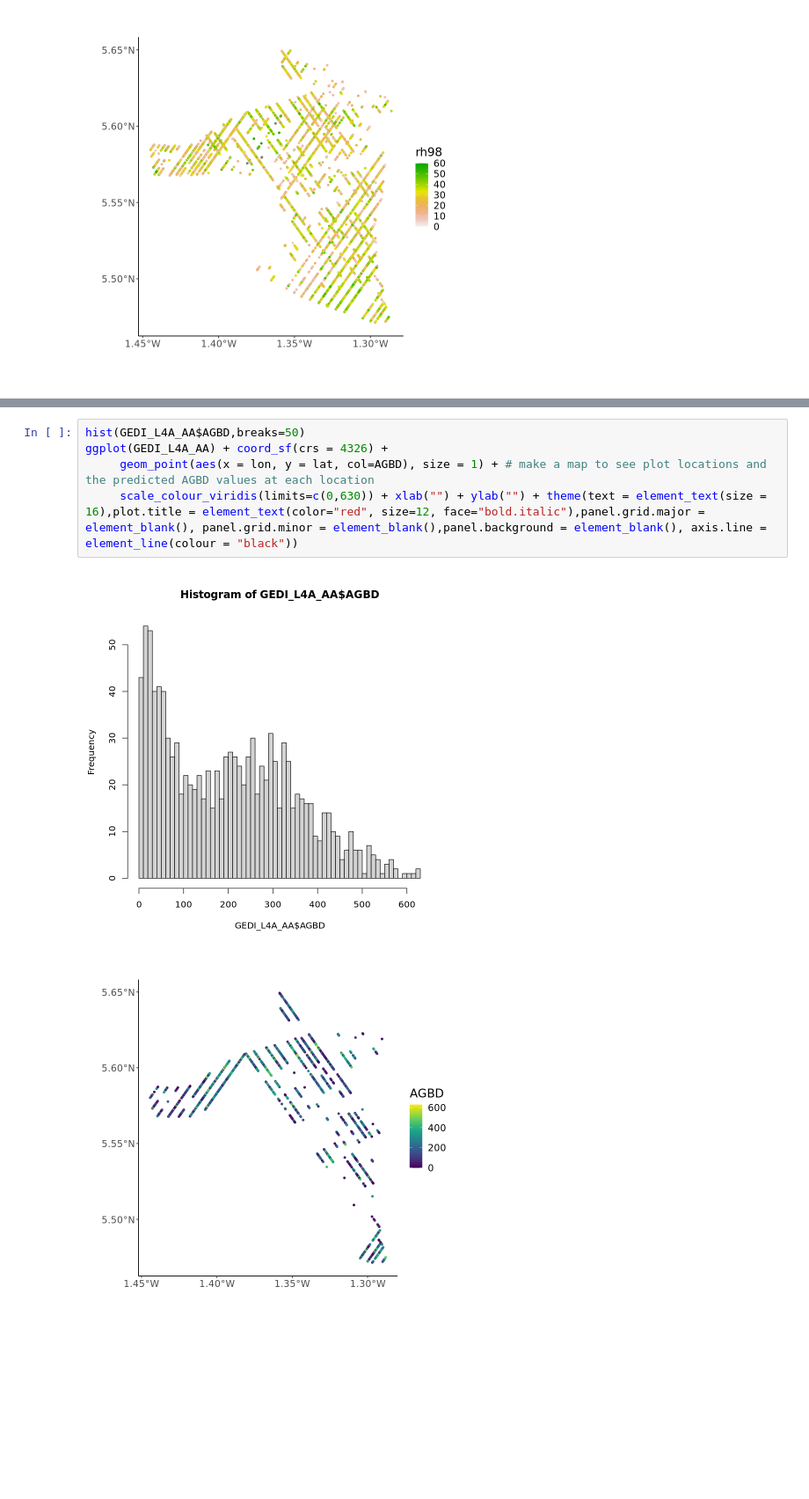
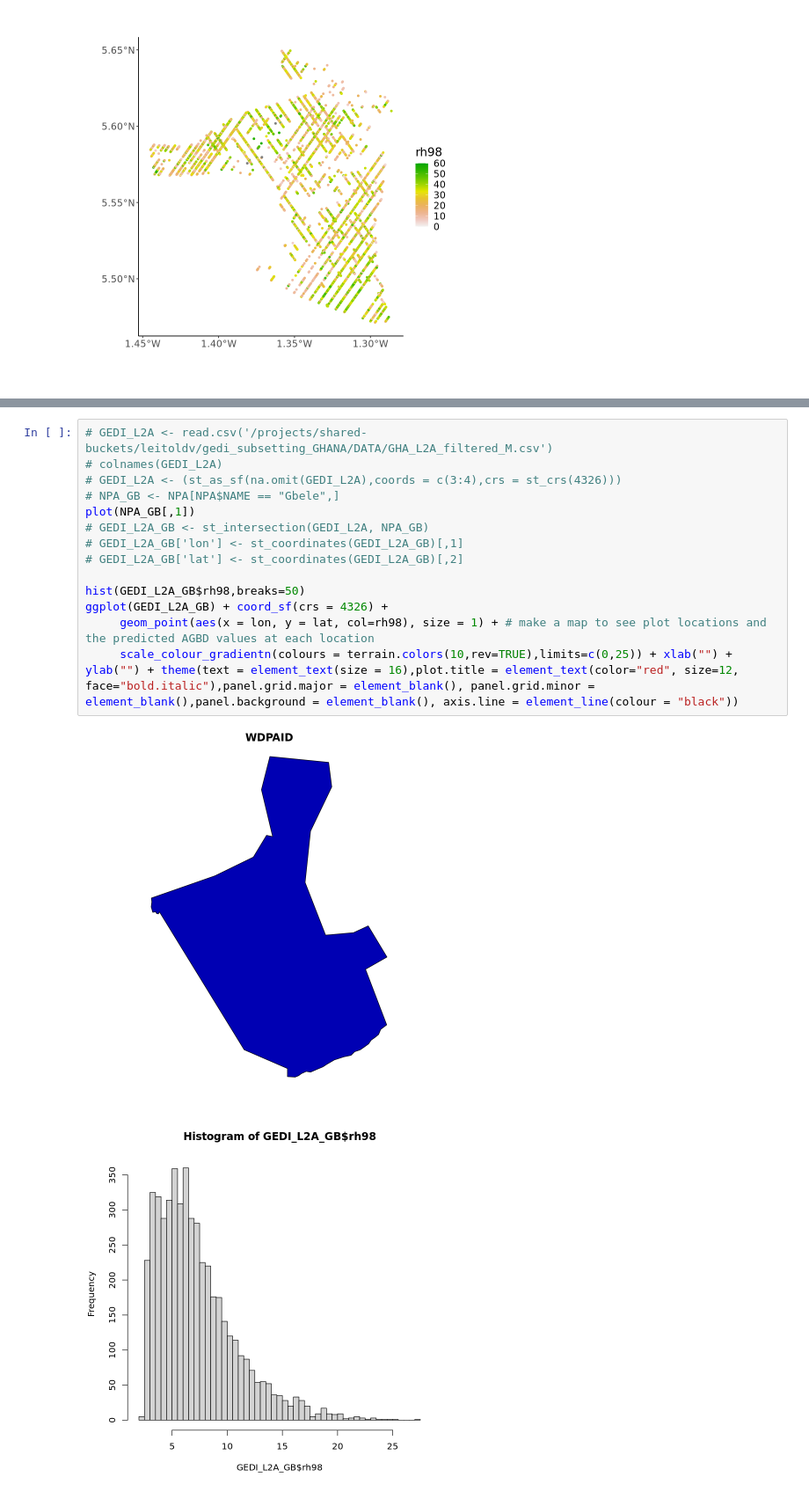
Before and after one commit to CEOSBiomassHarmonization/NASA_CMS, a Jupyter notebook: NASA_CMS_2023/Ghana/New_L2A_and_L4A_visuals.ipynb, the cells around one changed output, grey strips where cells are left out. Shown at 88% size. Cells and saved outputs as stored; diff of their text form; blank space fills up the shorter version.

```diff
--- a/NASA_CMS_2023/Ghana/New_L2A_and_L4A_visuals.ipynb
+++ b/NASA_CMS_2023/Ghana/New_L2A_and_L4A_visuals.ipynb
@@ -69,8 +72,17 @@ Warning message:
-# %%
-hist(GEDI_L4A_AA$AGBD,breaks=50)
-ggplot(GEDI_L4A_AA) + coord_sf(crs = 4326) +
-     geom_point(aes(x = lon, y = lat, col=AGBD), size = 1) + # make a map to see plot locations and the predicted AGBD values at each location
-     scale_colour_viridis(limits=c(0,630)) + xlab("") + ylab("") + theme(text = element_text(size = 16),plot.title = element_text(color="red", size=12, face="bold.italic"),panel.grid.major = element_blank(), panel.grid.minor = element_blank(),panel.background = element_blank(), axis.line = element_line(colour = "black"))
-# %% [output]
-[figure, removed]
-[figure, removed]
+# %%
+# GEDI_L2A <- read.csv('/projects/shared-buckets/leitoldv/gedi_subsetting_GHANA/DATA/GHA_L2A_filtered_M.csv')
+# colnames(GEDI_L2A)
+# GEDI_L2A <- (st_as_sf(na.omit(GEDI_L2A),coords = c(3:4),crs = st_crs(4326)))
+# NPA_GB <- NPA[NPA$NAME == "Gbele",]
+plot(NPA_GB[,1])
+# GEDI_L2A_GB <- st_intersection(GEDI_L2A, NPA_GB)
+# GEDI_L2A_GB['lon'] <- st_coordinates(GEDI_L2A_GB)[,1]
+# GEDI_L2A_GB['lat'] <- st_coordinates(GEDI_L2A_GB)[,2]
+
+hist(GEDI_L2A_GB$rh98,breaks=50)
+ggplot(GEDI_L2A_GB) + coord_sf(crs = 4326) +
+     geom_point(aes(x = lon, y = lat, col=rh98), size = 1) + # make a map to see plot locations and the predicted AGBD values at each location
+     scale_colour_gradientn(colours = terrain.colors(10,rev=TRUE),limits=c(0,25)) + xlab("") + ylab("") + theme(text = element_text(size = 16),plot.title = element_text(color="red", size=12, face="bold.italic"),panel.grid.major = element_blank(), panel.grid.minor = element_blank(),panel.background = element_blank(), axis.line = element_line(colour = "black"))
+# %% [output]
+[figure, added]
+[figure, added]
```
Also changed, not shown: parts of 5 cells of this notebook, 7 other files.
